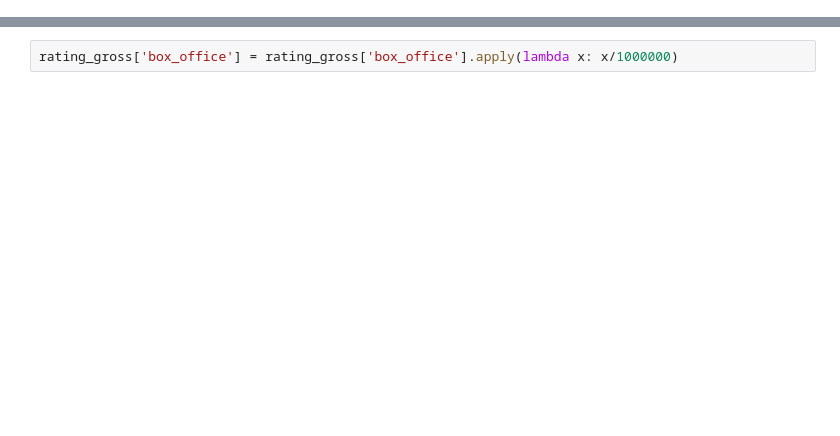
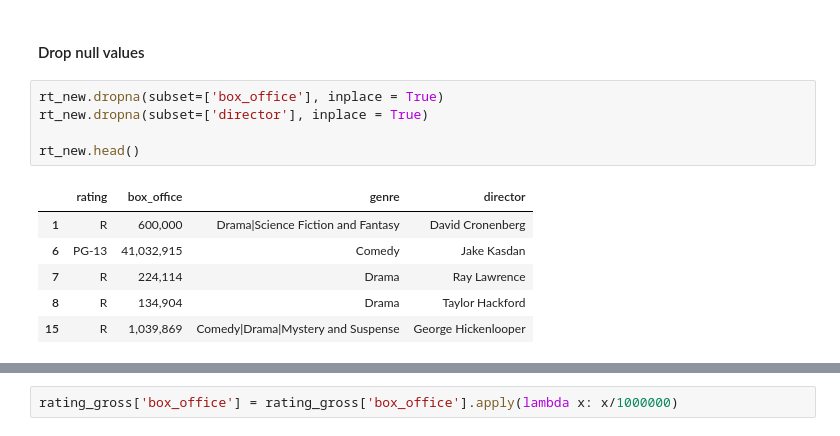
Before and after one commit to cleatw/Project1, a Jupyter notebook: Project 1 Notebook.ipynb, the cells around one changed output, grey strips where cells are left out. Saved outputs shown, nothing was run; the diff lists cells and outputs as text; blank space fills up the shorter version.

```diff
--- a/Project 1 Notebook.ipynb
+++ b/Project 1 Notebook.ipynb
@@ -116,0 +51,14 @@ rating_gross.drop(rating_gross[rating_gross['rating'] == 'G'].index, inplace=Tru
+# %% [markdown]
+#### Drop null values
+# %%
+rt_new.dropna(subset=['box_office'], inplace = True)
+rt_new.dropna(subset=['director'], inplace = True)
+
+rt_new.head()
+# %% [output]
+|  | rating | box_office | genre | director |
+| 1 | R | 600,000 | Drama|Science Fiction and Fantasy | David Cronenberg |
+| 6 | PG-13 | 41,032,915 | Comedy | Jake Kasdan |
+| 7 | R | 224,114 | Drama | Ray Lawrence |
+| 8 | R | 134,904 | Drama | Taylor Hackford |
+| 15 | R | 1,039,869 | Comedy|Drama|Mystery and Suspense | George Hickenlooper |
```
Also changed, not shown: parts of 58 cells of this notebook.
